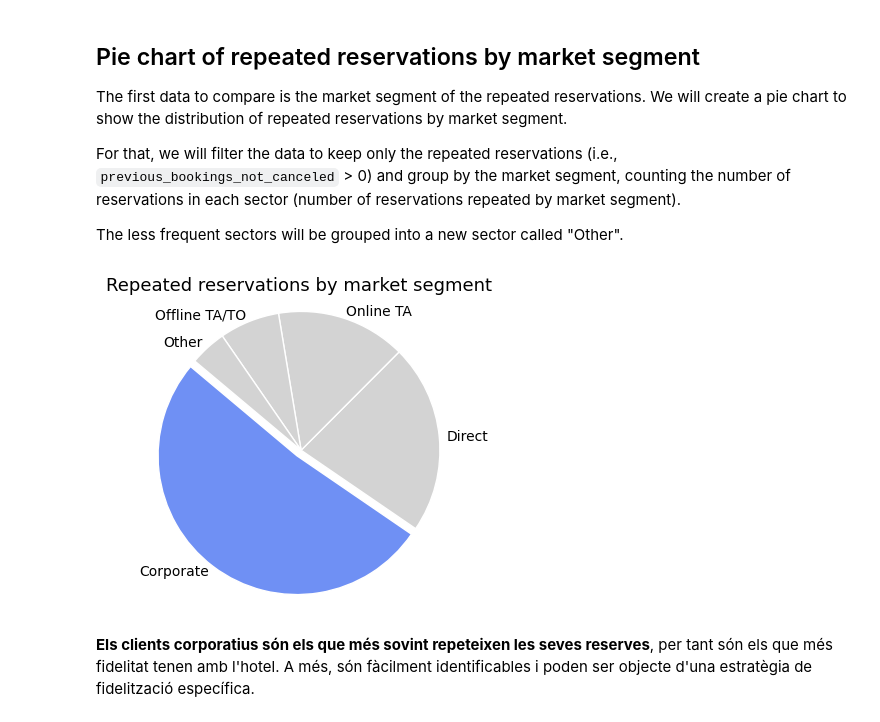
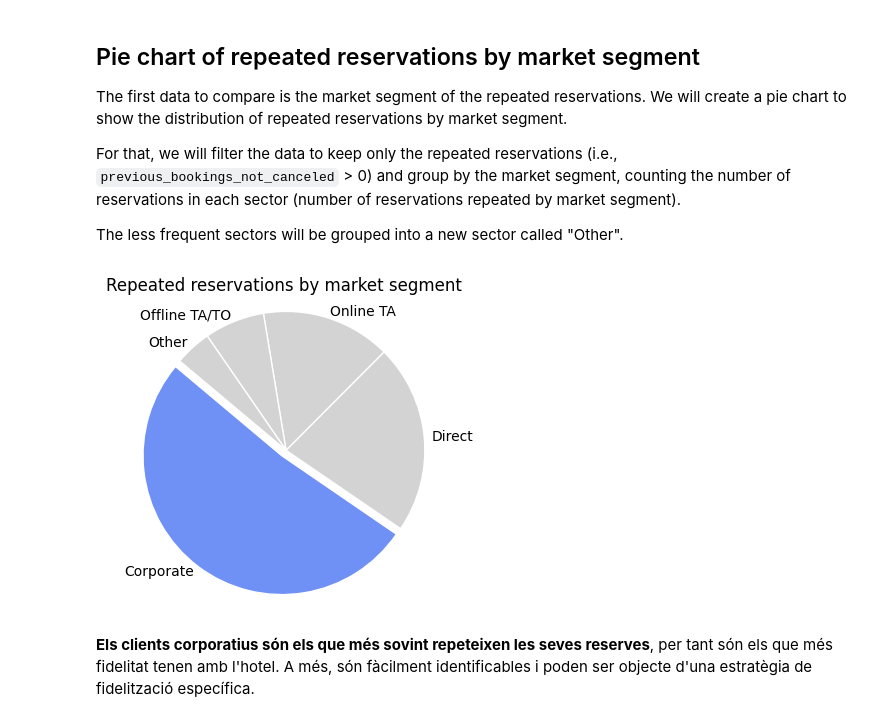
Before and after one commit to FrancescRaga/francescraga.github.io, a Jupyter notebook: PAC3/hotel_bookings.ipynb, the cells around one changed output. Drawn from its saved outputs; the diff is of its cells as text; code cells hidden in the pictures.

```diff
--- a/PAC3/hotel_bookings.ipynb
+++ b/PAC3/hotel_bookings.ipynb
@@ -169,32 +169,32 @@ The less frequent sectors will be grouped into a new sector called "Other".
 # %%
 # Create a copy of the data
 pie_data = data.copy()
 
 # Replace the sectors "Complementary", "Aviation", and "Groups" with "Other"
 pie_data['market_segment'] = pie_data['market_segment'].replace(['Complementary', 'Aviation', 'Groups'], 'Other')
 
 # Filter the data
 pie_data = pie_data[pie_data['previous_bookings_not_canceled'] > 0]
 
 # Group by market sector and count
 pie_data = pie_data['market_segment'].value_counts()
 
 # Pie chart
 plt.figure(figsize=(4, 4))
 plt.pie(pie_data,
         labels=pie_data.index,
         startangle=140,
         colors=['#6F90F4', 'lightgrey', 'lightgrey', 'lightgrey', 'lightgrey'],
         # He usat #6F90F4 enlloc de cornflowerblue per a poder utilitzar el mateix color exacte per al text
         wedgeprops={'edgecolor': 'white'},
         explode=(0.05, 0, 0, 0, 0),
         labeldistance=1.05)
 plt.axis('equal')
-plt.title('Repeated reservations by market segment', fontsize=13)
+plt.title('Repeated reservations by market segment', fontsize=12)
 plt.savefig('figures/pie_chart.png')
 plt.show()
 # %% [output]
-[figure, old version]
+[figure, new version]
 # %% [markdown]
 **Els clients corporatius són els que més sovint repeteixen les seves reserves**, per tant són els que més fidelitat tenen amb l'hotel. A més, són fàcilment identificables i poden ser objecte d'una estratègia de fidelització específica.
 # %%
```
Also changed, not shown: parts of 2 cells of this notebook.
